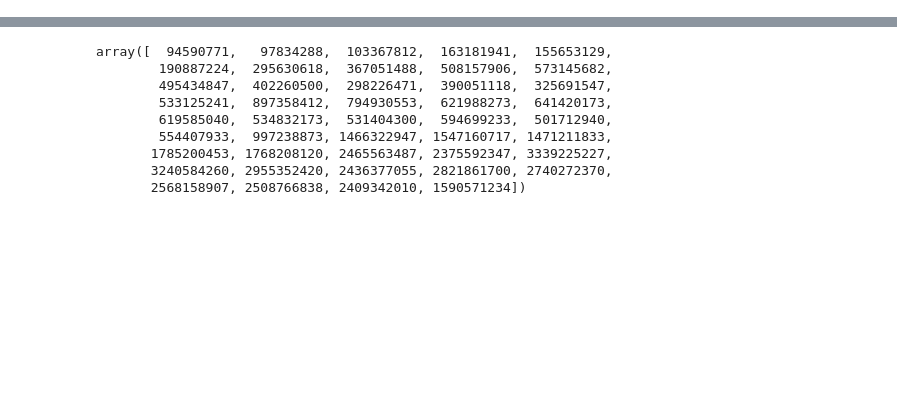
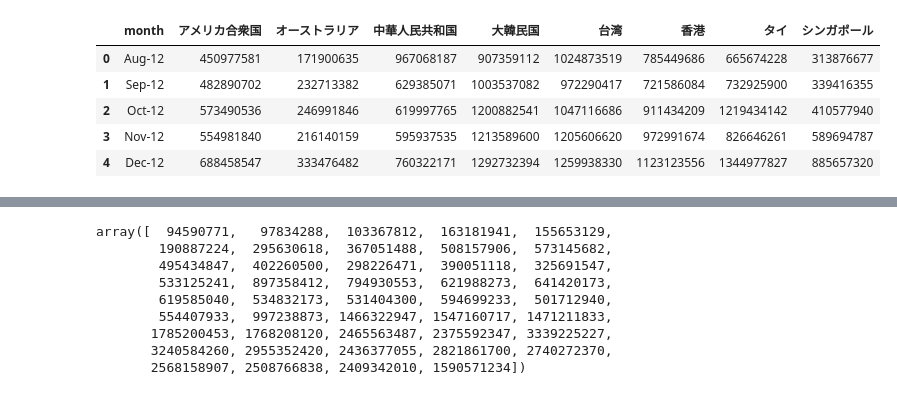
Before and after one commit to ro72/gci_team_1, a Jupyter notebook: PCA.ipynb, the cells around one changed output, grey strips where cells are left out. Cells and saved outputs as stored; diff of their text form; code cells hidden in the pictures; blank space fills up the shorter version.

```diff
--- a/PCA.ipynb
+++ b/PCA.ipynb
@@ -31,0 +52,9 @@ df_appliances.head()
+# %%
+df_department.head()
+# %% [output]
+|  | month | アメリカ合衆国 | オーストラリア | 中華人民共和国 | 大韓民国 | 台湾 | 香港 | タイ | シンガポール |
+| 0 | Aug-12 | 450977581 | 171900635 | 967068187 | 907359112 | 1024873519 | 785449686 | 665674228 | 313876677 |
+| 1 | Sep-12 | 482890702 | 232713382 | 629385071 | 1003537082 | 972290417 | 721586084 | 732925900 | 339416355 |
+| 2 | Oct-12 | 573490536 | 246991846 | 619997765 | 1200882541 | 1047116686 | 911434209 | 1219434142 | 410577940 |
+| 3 | Nov-12 | 554981840 | 216140159 | 595937535 | 1213589600 | 1205606620 | 972991674 | 826646261 | 589694787 |
+| 4 | Dec-12 | 688458547 | 333476482 | 760322171 | 1292732394 | 1259938330 | 1123123556 | 1344977827 | 885657320 |
```
Also changed, not shown: parts of 17 cells of this notebook, 1 other file.
